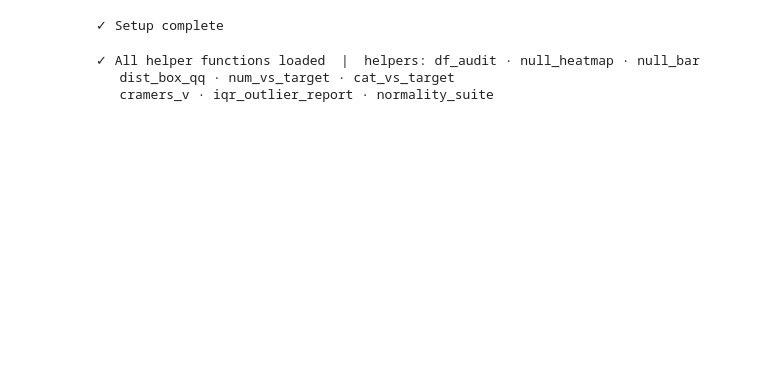
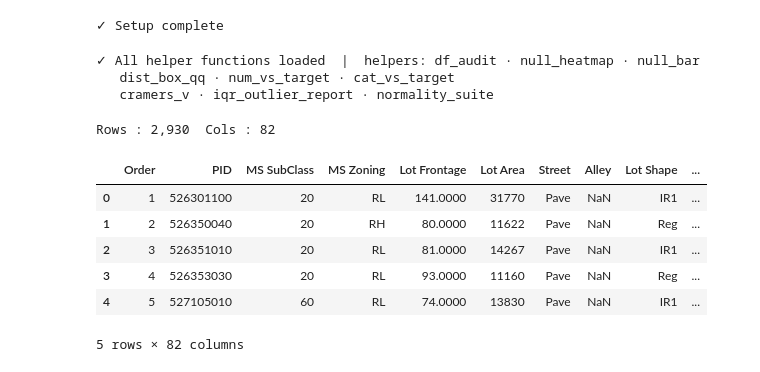
Before and after one commit to ViShEsHK2412/macro-pricer, a Jupyter notebook: notebooks/first.ipynb, the cells around one changed output. Drawn from its saved outputs; the diff is of its cells as text; code cells hidden in the pictures; blank space fills up the shorter version.

```diff
--- a/notebooks/first.ipynb
+++ b/notebooks/first.ipynb
@@ -226,3 +226,20 @@ print("   cramers_v · iqr_outlier_report · normality_suite")
 ✓ All helper functions loaded  |  helpers: df_audit · null_heatmap · null_bar
    dist_box_qq · num_vs_target · cat_vs_target
    cramers_v · iqr_outlier_report · normality_suite
+# %%
+df = pd.read_csv('../data/raw/AmesHousing.csv')
+
+# Rows and cols
+print(f"Rows : {df.shape[0]:,}  Cols : {df.shape[1]}")
+# %% [output]
+Rows : 2,930  Cols : 82
+# %%
+display(df.head(5))
+# %% [output]
+|  | Order | PID | MS SubClass | MS Zoning | Lot Frontage | Lot Area | Street | Alley | Lot Shape | ... |
+| 0 | 1 | 526301100 | 20 | RL | 141.0000 | 31770 | Pave | NaN | IR1 | ... |
+| 1 | 2 | 526350040 | 20 | RH | 80.0000 | 11622 | Pave | NaN | Reg | ... |
+| 2 | 3 | 526351010 | 20 | RL | 81.0000 | 14267 | Pave | NaN | IR1 | ... |
+| 3 | 4 | 526353030 | 20 | RL | 93.0000 | 11160 | Pave | NaN | Reg | ... |
+| 4 | 5 | 527105010 | 60 | RL | 74.0000 | 13830 | Pave | NaN | IR1 | ... |
+5 rows × 82 columns
```
Also changed, not shown: parts of 6 cells of this notebook, 3 other files.
